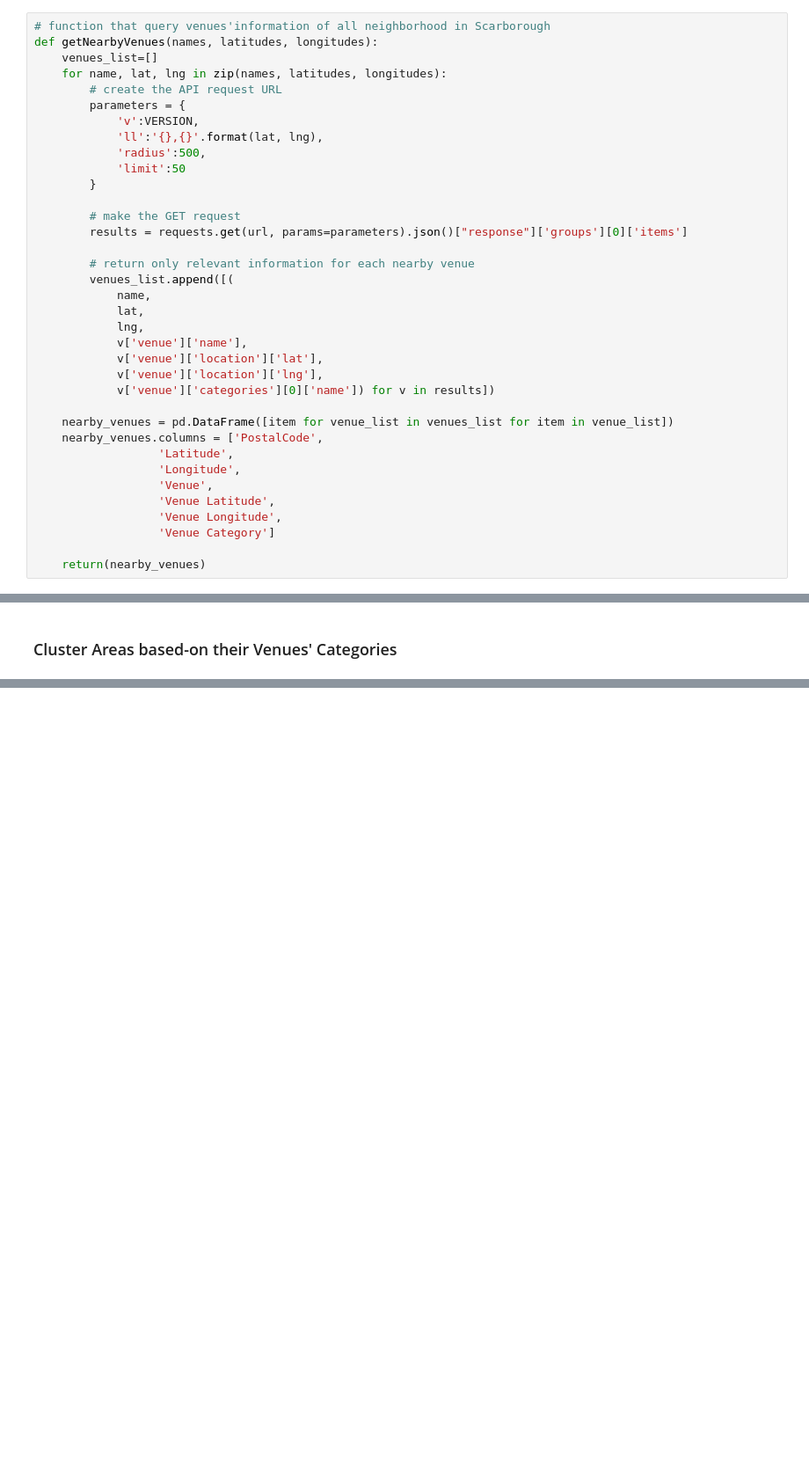
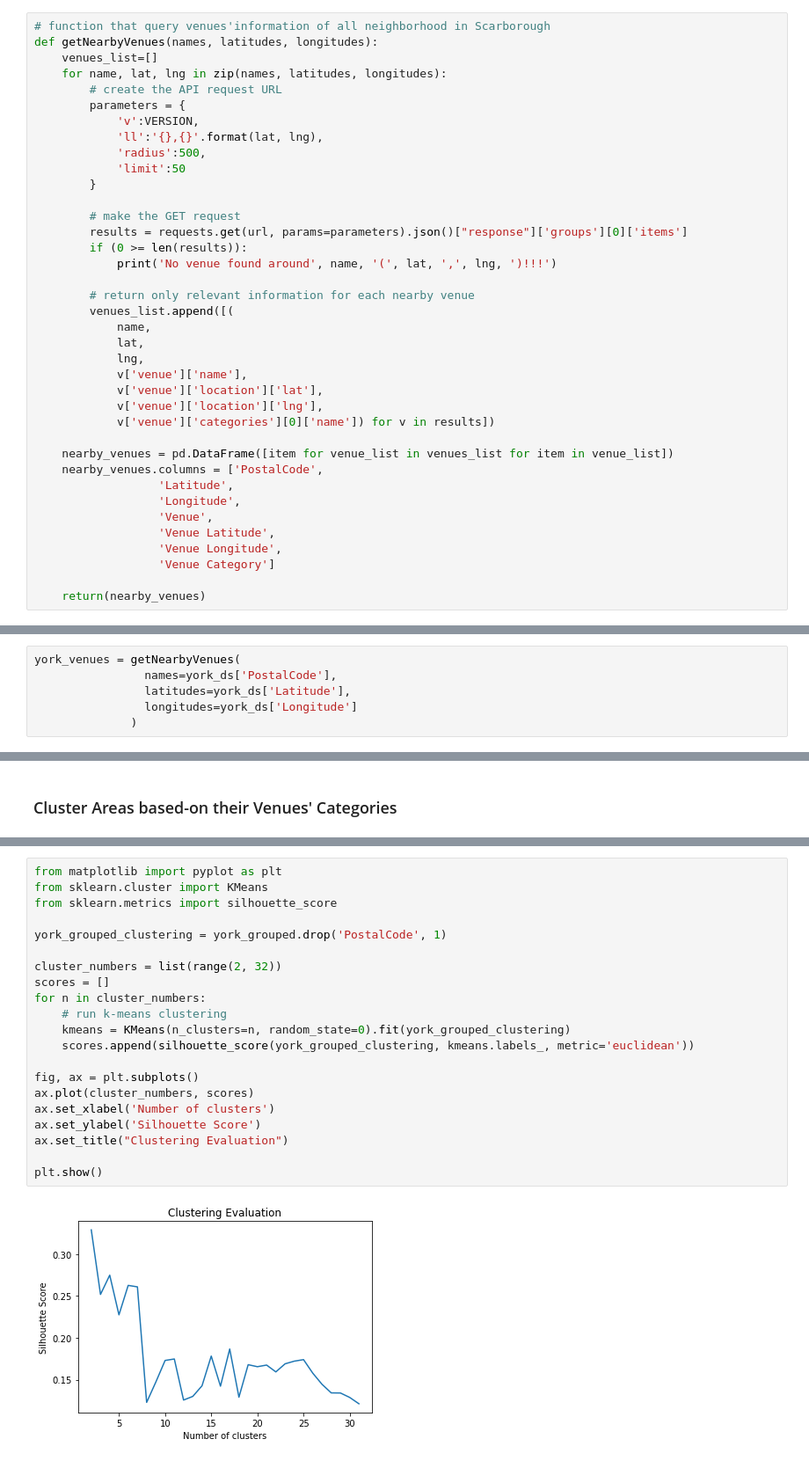
Before and after one commit to lehoang318/Coursera_Capstone, a Jupyter notebook: toronto-neighborhoods.ipynb, the cells around one changed output, grey strips where cells are left out. Shown at 88% size. Saved outputs shown, nothing was run; the diff lists cells and outputs as text; blank space fills up the shorter version.

Commit message:
Clustering neighborhoods in Toronto

```diff
--- a/toronto-neighborhoods.ipynb
+++ b/toronto-neighborhoods.ipynb
@@ -272,6 +272,8 @@ def getNearbyVenues(names, latitudes, longitudes):
 
         # make the GET request
         results = requests.get(url, params=parameters).json()["response"]['groups'][0]['items']
+        if (0 >= len(results)):
+            print('No venue found around', name, '(', lat, ',', lng, ')!!!')
 
         # return only relevant information for each nearby venue
         venues_list.append([(
@@ -297,0 +298,6 @@ york_venues = getNearbyVenues(york_ds['PostalCode'], york_ds['Latitude'], york_d
+# %%
+york_venues = getNearbyVenues(
+                names=york_ds['PostalCode'],
+                latitudes=york_ds['Latitude'],
+                longitudes=york_ds['Longitude']
+              )
@@ -455,0 +466,23 @@ areas_venues_sorted.head()
+# %%
+from matplotlib import pyplot as plt
+from sklearn.cluster import KMeans
+from sklearn.metrics import silhouette_score
+
+york_grouped_clustering = york_grouped.drop('PostalCode', 1)
+
+cluster_numbers = list(range(2, 32))
+scores = []
+for n in cluster_numbers:
+    # run k-means clustering
+    kmeans = KMeans(n_clusters=n, random_state=0).fit(york_grouped_clustering)
+    scores.append(silhouette_score(york_grouped_clustering, kmeans.labels_, metric='euclidean'))
+
+fig, ax = plt.subplots()
+ax.plot(cluster_numbers, scores)
+ax.set_xlabel('Number of clusters')
+ax.set_ylabel('Silhouette Score')
+ax.set_title("Clustering Evaluation")
+
+plt.show()
+# %% [output]
+[figure, added]
```
Also changed, not shown: parts of 11 cells of this notebook, 1 other file.
